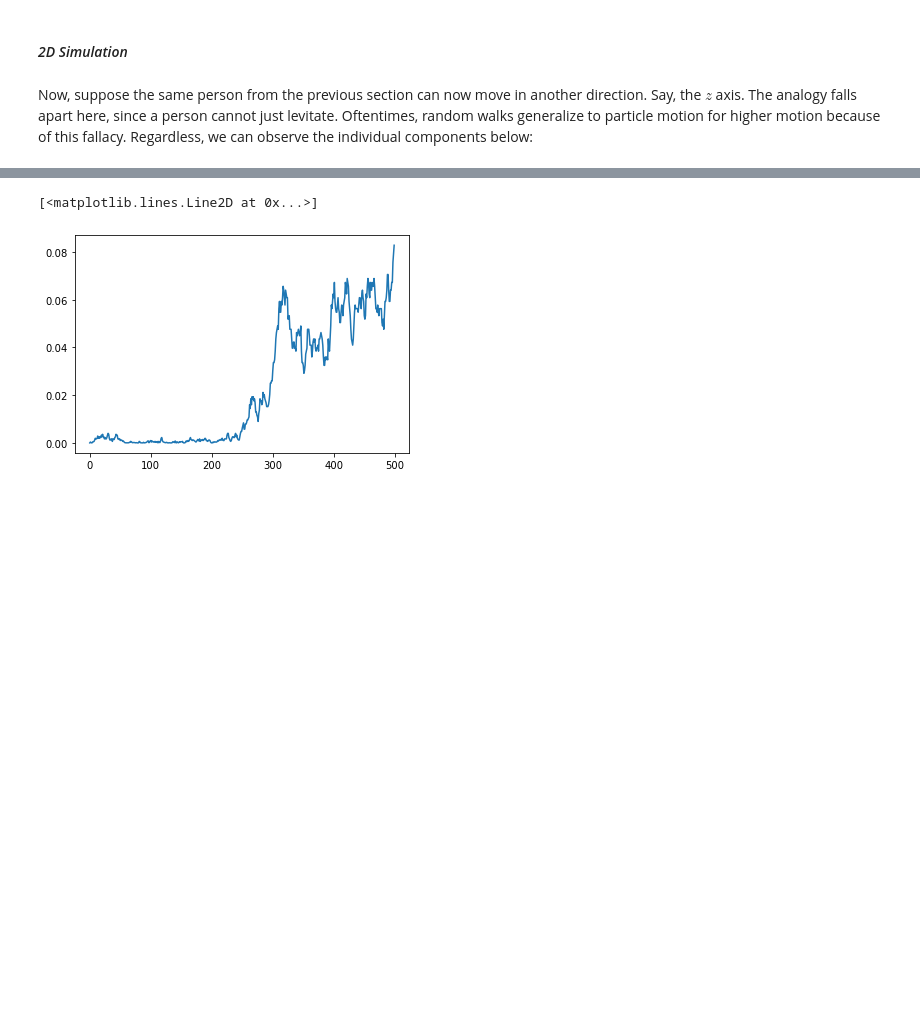
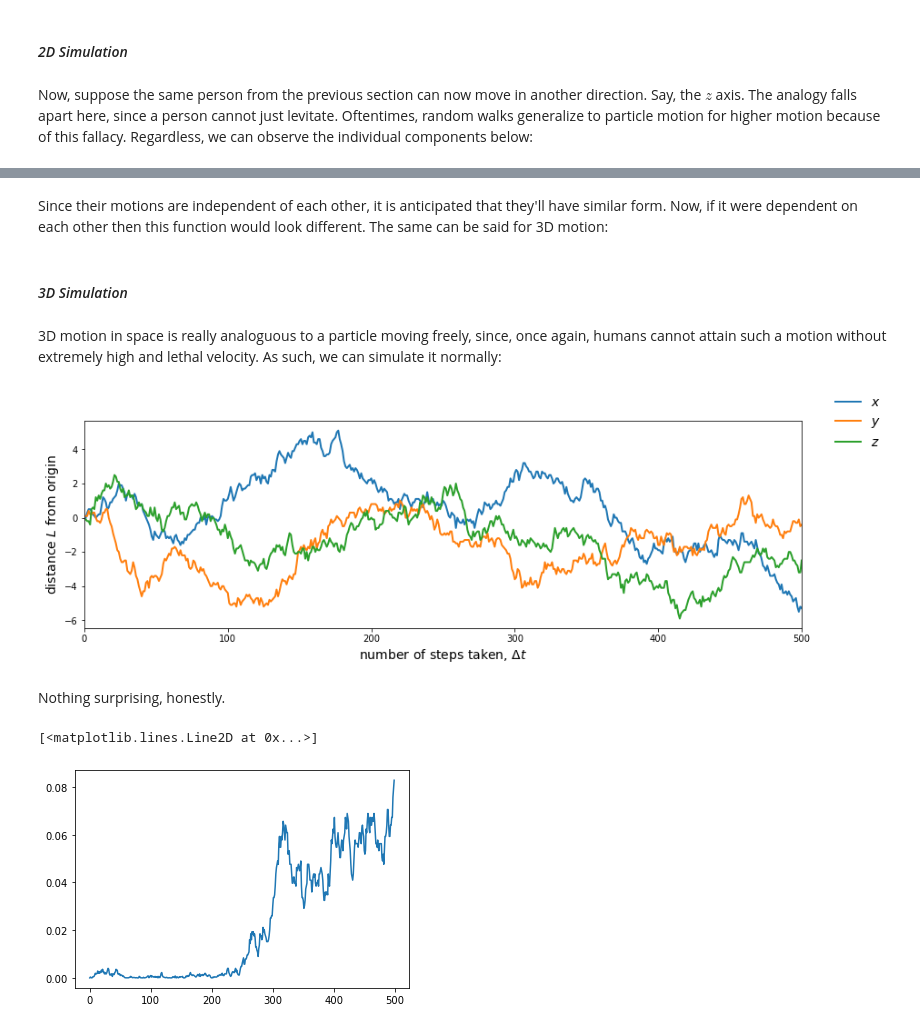
Before and after one commit to ubsuny/tensorflow-probability-k-z-m-r, a Jupyter notebook: Problem1.ipynb, the cells around one changed output, grey strips where cells are left out. Drawn from its saved outputs; the diff is of its cells as text; code cells hidden in the pictures; blank space fills up the shorter version.

Commit message:
3D walk done
all of the 'walks' are done, i just need to do diffusion then translate to TF

```diff
--- a/Problem1.ipynb
+++ b/Problem1.ipynb
@@ -93,3 +93,29 @@ fig.tight_layout()
+# %% [markdown]
+Since their motions are independent of each other, it is anticipated that they'll have similar form.  Now, if it were dependent on each other then this function would look different.  The same can be said for 3D motion:
+# %% [markdown]
+#### _3D Simulation_
+# %% [markdown]
+3D motion in space is really analoguous to a particle moving freely, since, once again, humans cannot attain such a motion without extremely high and lethal velocity.  As such, we can simulate it normally:
+# %%
+fig, ax = plt.subplots(1, 1, figsize = (12, 4))
+
+L_3D = random_walk(n_steps, n_walkers, choices, 3).mean(axis = 0)
+dt = np.arange(n_steps) + 1
+
+ax.plot(dt, L_3D, lw = 2)
+
+ax.set_xlim(0, n_steps)
+
+ax.set_ylabel('distance $L$ from origin', fontsize = 14)
+ax.set_xlabel(r'number of steps taken, $\Delta t$', fontsize = 14)
+
+fig.legend((r'$x$', r'$y$', r'$z$'), fontsize = 14, loc = 'lower left', frameon = False, bbox_to_anchor = [1.00, 0.8])
+
+fig.tight_layout()
+# %% [output]
+[figure, added]
+# %% [markdown]
+Nothing surprising, honestly.
 # %%
 D = L**2/(2*n_steps)
 # %%
```
Also changed, not shown: parts of 6 cells of this notebook.
